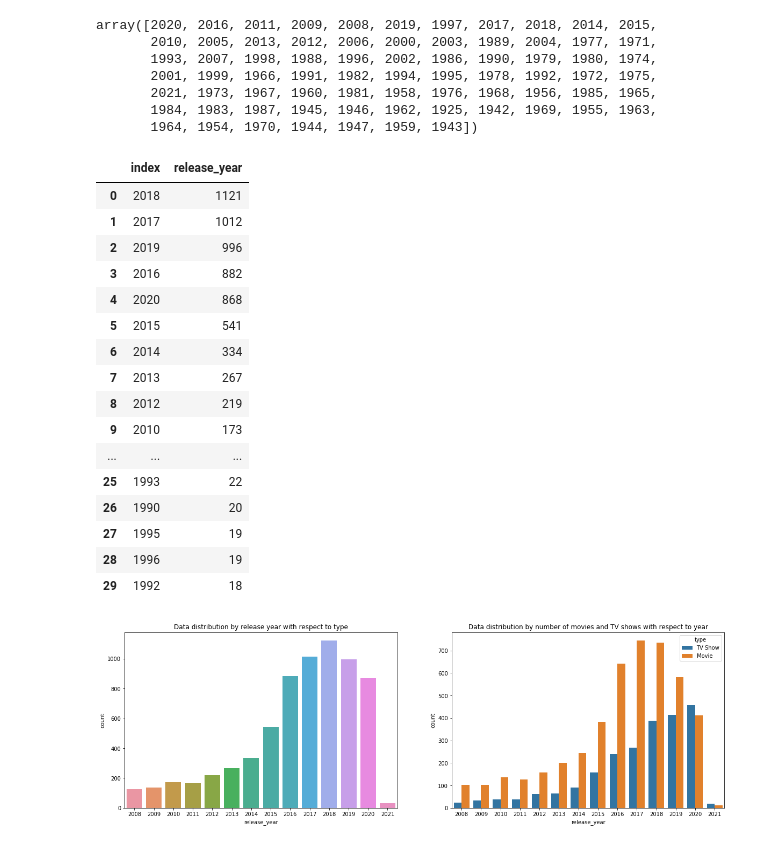
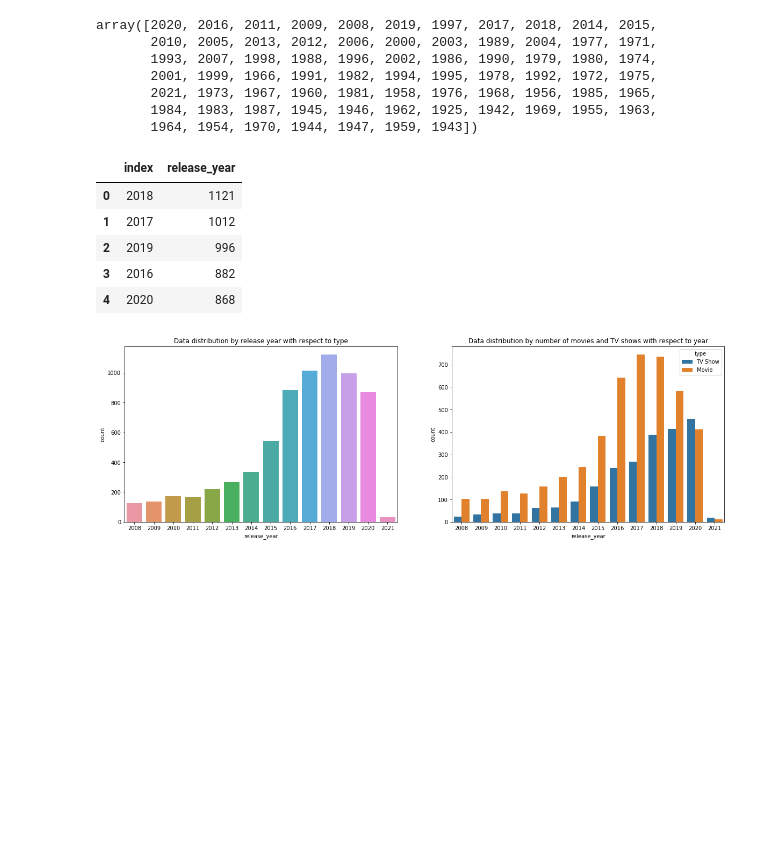
Before and after one commit to MadhurAwasthi/NETFLIX-MOVIES-AND-TV-SHOWS-CLUSTERING-UNSUPERVISED-ML, a Jupyter notebook: NETFLIX_MOVIES_AND_TV_SHOWS_CLUSTERING.ipynb, the cells around one changed output. Saved outputs shown, nothing was run; the diff lists cells and outputs as text; code cells hidden in the pictures; blank space fills up the shorter version.

```diff
--- a/NETFLIX_MOVIES_AND_TV_SHOWS_CLUSTERING.ipynb
+++ b/NETFLIX_MOVIES_AND_TV_SHOWS_CLUSTERING.ipynb
@@ -512,25 +488,14 @@ array([2020, 2016, 2011, 2009, 2008, 2019, 1997, 2017, 2018, 2014, 2015,
        1964, 1954, 1970, 1944, 1947, 1959, 1943])
 # %%
 #check total number of tv shows and movies year wise
-df['release_year'].value_counts().reset_index().head(30)
+df['release_year'].value_counts().reset_index().head()
 # %% [output]
 |  | index | release_year |
 | 0 | 2018 | 1121 |
 | 1 | 2017 | 1012 |
 | 2 | 2019 | 996 |
 | 3 | 2016 | 882 |
 | 4 | 2020 | 868 |
-| 5 | 2015 | 541 |
-| 6 | 2014 | 334 |
-| 7 | 2013 | 267 |
-| 8 | 2012 | 219 |
-| 9 | 2010 | 173 |
-| ... | ... | ... |
-| 25 | 1993 | 22 |
-| 26 | 1990 | 20 |
-| 27 | 1995 | 19 |
-| 28 | 1996 | 19 |
-| 29 | 1992 | 18 |
 # %%
 
 df1 = df[(df['release_year']>=2008)]
```
Also changed, not shown: parts of 8 cells of this notebook.
